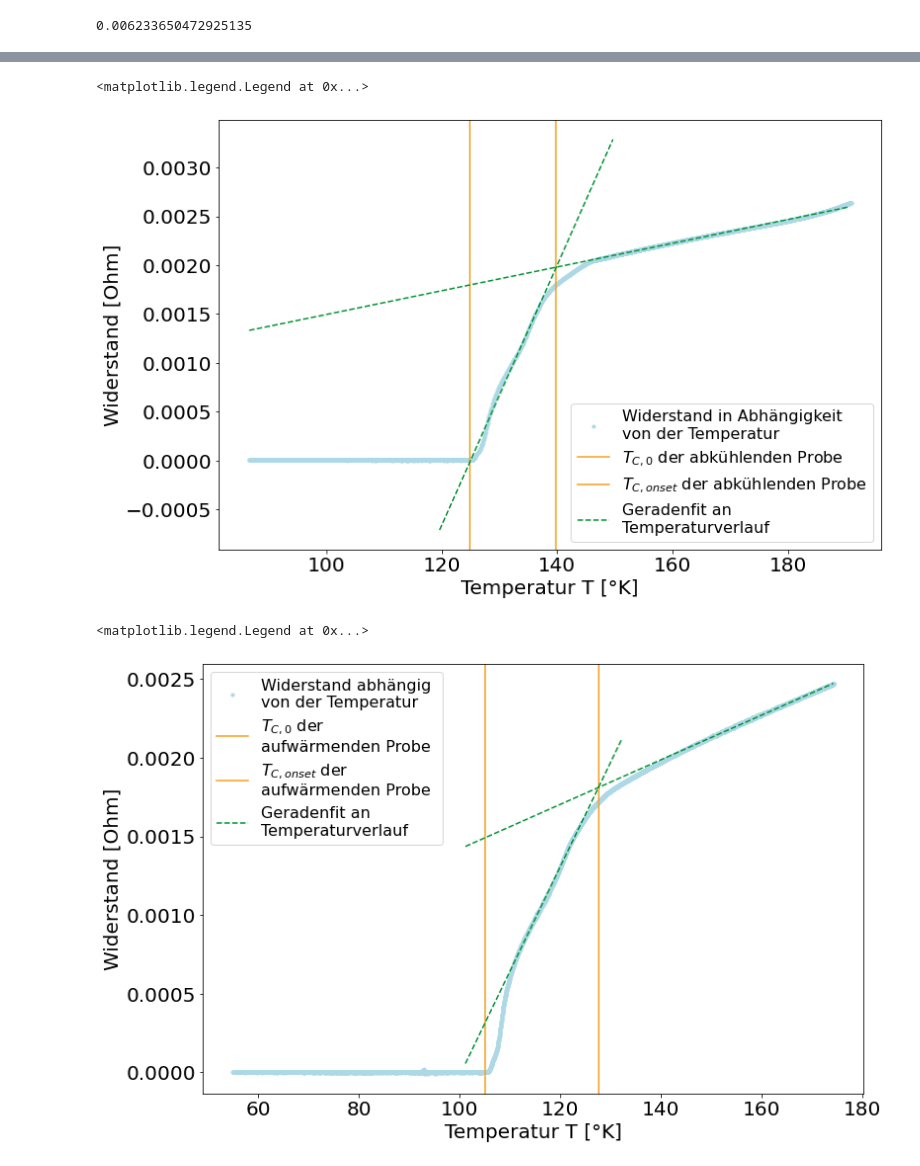
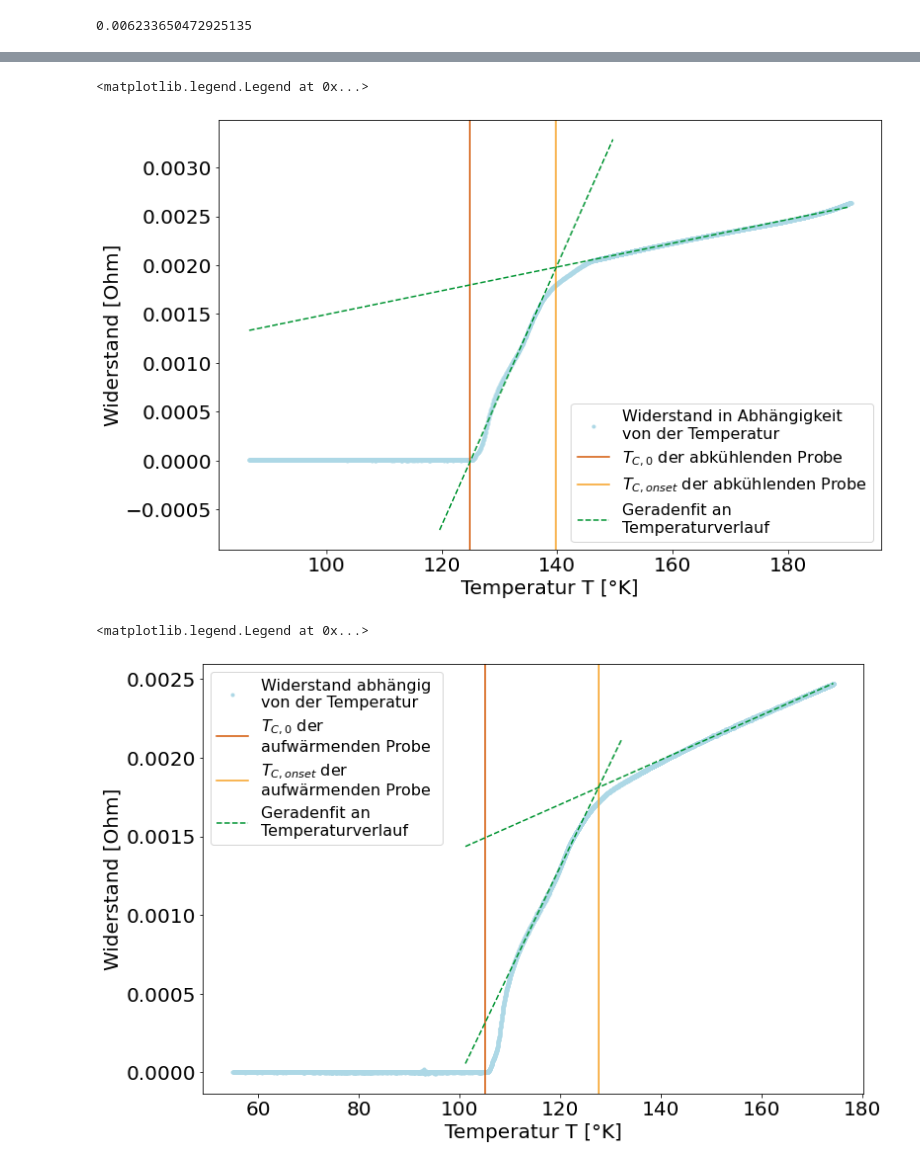
Before and after one commit to Skylake143/Fortgeschrittenenpraktikum, a Jupyter notebook: B31Supraleitung/5aWiderstandsmessungen.ipynb, the cells around one changed output, grey strips where cells are left out. Drawn from its saved outputs; the diff is of its cells as text; code cells hidden in the pictures.

```diff
--- a/B31Supraleitung/5aWiderstandsmessungen.ipynb
+++ b/B31Supraleitung/5aWiderstandsmessungen.ipynb
@@ -42,21 +42,24 @@ NormalbereichT1 = T1Abkuehlen[26705:31870]
 AbkuehlungsbereichT1 = T1Abkuehlen[32769: 33089]
 NormalbereichR1 = R1Abkuelen[26705:31870]
 AbkuehlungsbereichR1 = R1Abkuelen[32769: 33089]
-linear_model=np.polyfit(NormalbereichT1, NormalbereichR1,1)
+linear_model, cov=np.polyfit(NormalbereichT1, NormalbereichR1,1,cov=True)
+print(linear_model)
 linear_model_fn=np.poly1d(linear_model)
+print(linear_model_fn)
 x_fit = np.arange(T1Abkuehlen[len(T1Abkuehlen)-1],T1Abkuehlen[26705])
-linear_model_abkuehlung=np.polyfit(AbkuehlungsbereichT1, AbkuehlungsbereichR1,1)
+linear_model_abkuehlung, covabkuehlung=np.polyfit(AbkuehlungsbereichT1, AbkuehlungsbereichR1,1,cov=True)
 linear_model_abkuehlung_fn=np.poly1d(linear_model_abkuehlung)
 x_fit_abkuehlung= np.arange(T1Abkuehlen[33210],T1Abkuehlen[31875])
+print(cov)
 
 #Parameters Aufwaermen
 NormalbereichT2 = T2Aufwaermen[4589:]
 AbkuehlungsbereichT2 = T2Aufwaermen[1927: 2951]
 NormalbereichR2 = R2Aufwaermen[4589:]
 AbkuehlungsbereichR2 = R2Aufwaermen[1927: 2951]
-linear_model2=np.polyfit(NormalbereichT2, NormalbereichR2,1)
+linear_model2, cov2=np.polyfit(NormalbereichT2, NormalbereichR2,1,cov=True)
 linear_model2_fn=np.poly1d(linear_model2)
 x_fit2 = np.arange(T2Aufwaermen[1475],T2Aufwaermen[len(T2Aufwaermen)-1])
-linear_model2_abkuehlung=np.polyfit(AbkuehlungsbereichT2, AbkuehlungsbereichR2,1)
+linear_model2_abkuehlung, cov2abkuehlung=np.polyfit(AbkuehlungsbereichT2, AbkuehlungsbereichR2,1,cov=True)
 linear_model2_abkuehlung_fn=np.poly1d(linear_model2_abkuehlung)
 x_fit2_abkuehlung= np.arange(T2Aufwaermen[1475],T2Aufwaermen[3703])
@@ -69,29 +140,29 @@ intersection2 = line_intersection(linear_model2,linear_model2_abkuehlung)
 # %%
 parameters = {'xtick.labelsize': 20, 'ytick.labelsize': 20}
 plt.rcParams.update(parameters)
 
 #Plot Abkuehlen
 fig, ax = plt.subplots(figsize=(12,8))
 
 #Name for axis
 ax.set_xlabel('Temperatur T [°K]', fontsize=20)
 ax.set_ylabel('Widerstand [Ohm]', fontsize=20)
 #Plot
 ax.plot(T1Abkuehlen[26705:], R1Abkuelen[26705:],'o',markersize=3, color = "lightblue",label = "Widerstand in Abhängigkeit \nvon der Temperatur")
 #T0 plot
-ax.axvline(TC0Abkuehlen, 0, 1, linestyle = '-', color="#F79F1F", label='$T_{C,0}$ der abkühlenden Probe')
+ax.axvline(TC0Abkuehlen, 0, 1, linestyle = '-', color="#d35400", label='$T_{C,0}$ der abkühlenden Probe')
 #TC onset
 ax.axvline(intersection[0], 0, 1, linestyle = '-', color="#F79F1F", label='$T_{C,onset}$ der abkühlenden Probe')
 
 
 #Fitplot
 ax.plot(x_fit,linear_model_fn(x_fit), linestyle = '--', color="#009432",label='Geradenfit an \nTemperaturverlauf')
 ax.plot(x_fit_abkuehlung, linear_model_abkuehlung_fn(x_fit_abkuehlung), linestyle = '--', color="#009432")
 
 ax.legend(fontsize=16, loc='lower right')
 # %% [output]
 <matplotlib.legend.Legend at 0x...>
-[figure, old version]
+[figure, new version]
 # %%
 #Plot Abkuehlen
 fig, ax = plt.subplots(figsize=(12,8))
@@ -102,7 +173,7 @@ ax.set_ylabel('Widerstand [Ohm]', fontsize=20)
 #Plot
 ax.plot(T2Aufwaermen, R2Aufwaermen,'o',markersize=3, color = "lightblue",label = "Widerstand abhängig \nvon der Temperatur")
 #T0 plot
-ax.axvline(TC0Aufwaermen, 0, 1, linestyle = '-', color="#F79F1F", label='$T_{C,0}$ der \naufwärmenden Probe')
+ax.axvline(TC0Aufwaermen, 0, 1, linestyle = '-', color="#d35400", label='$T_{C,0}$ der \naufwärmenden Probe')
 #TC onset
 ax.axvline(intersection2[0], 0, 1, linestyle = '-', color="#F79F1F", label='$T_{C,onset}$ der \naufwärmenden Probe')
 
@@ -114,4 +185,4 @@ ax.plot(x_fit2_abkuehlung, linear_model2_abkuehlung_fn(x_fit2_abkuehlung), lines
 ax.legend(fontsize=16, loc=2)
 # %% [output]
 <matplotlib.legend.Legend at 0x...>
-[figure, old version]
+[figure, new version]
```
Also changed, not shown: parts of 3 cells of this notebook, 2 other files.
